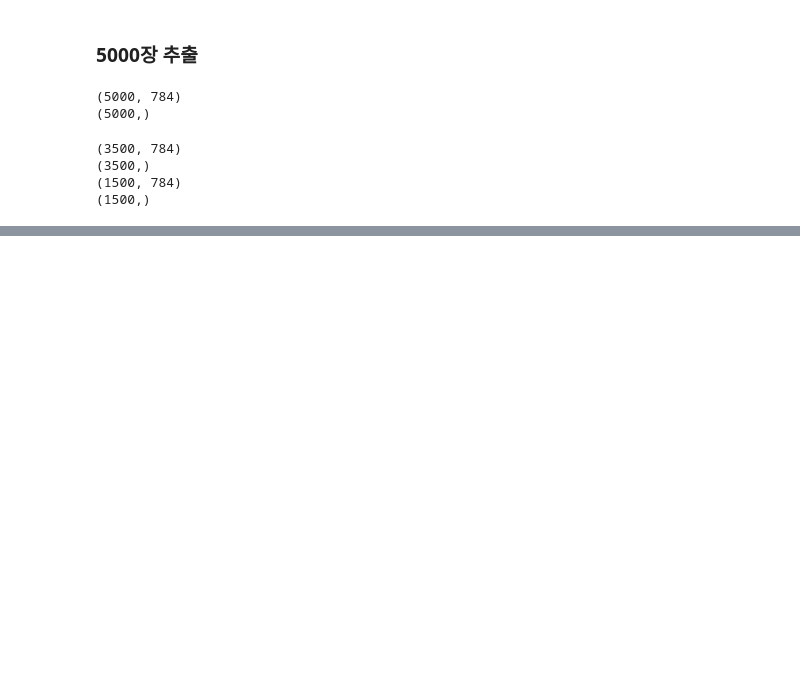
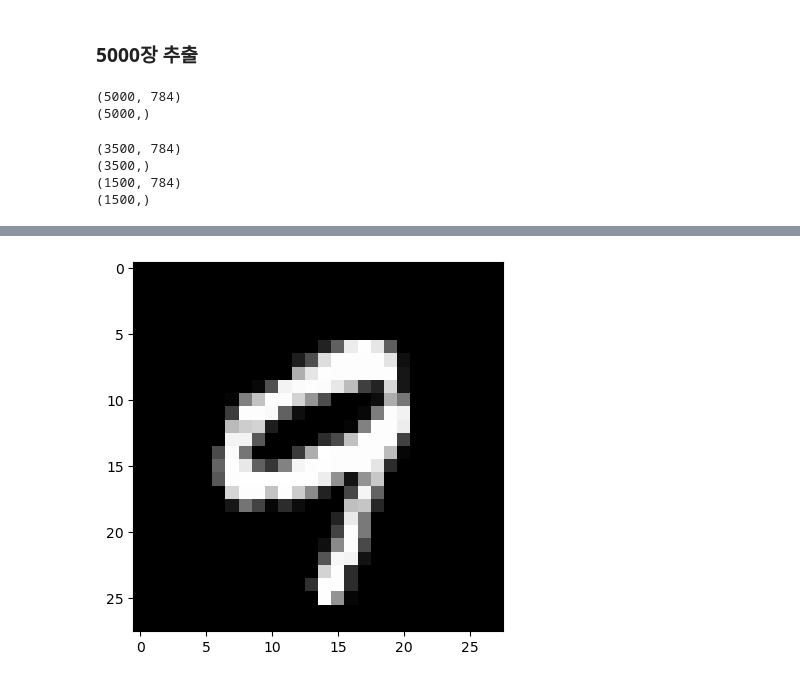
Before and after one commit to min-hyock/MachineLearning, a Jupyter notebook: ex08_손글씨 데이터를 이용한 logistic 분류 실습.ipynb, the cells around one changed output, grey strips where cells are left out. Saved outputs shown, nothing was run; the diff lists cells and outputs as text; code cells hidden in the pictures; blank space fills up the shorter version.

```diff
--- a/ex08_손글씨 데이터를 이용한 logistic 분류 실습.ipynb
+++ b/ex08_손글씨 데이터를 이용한 logistic 분류 실습.ipynb
@@ -90,0 +194,6 @@ print(y_test.shape)
+# %%
+img0 =X_test.iloc[50]
+plt.imshow(img0.values.reshape(28, 28), cmap='gray')
+plt.show()
+# %% [output]
+[figure, added]
```
Also changed, not shown: parts of 20 cells of this notebook.
